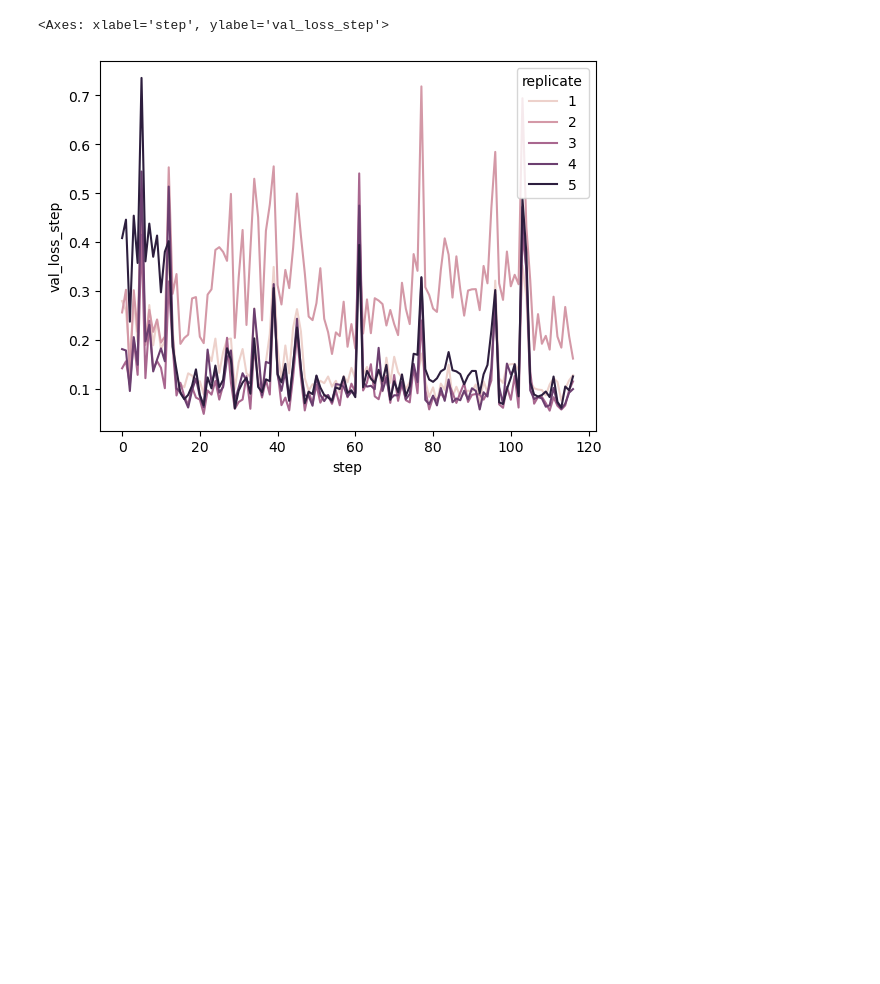
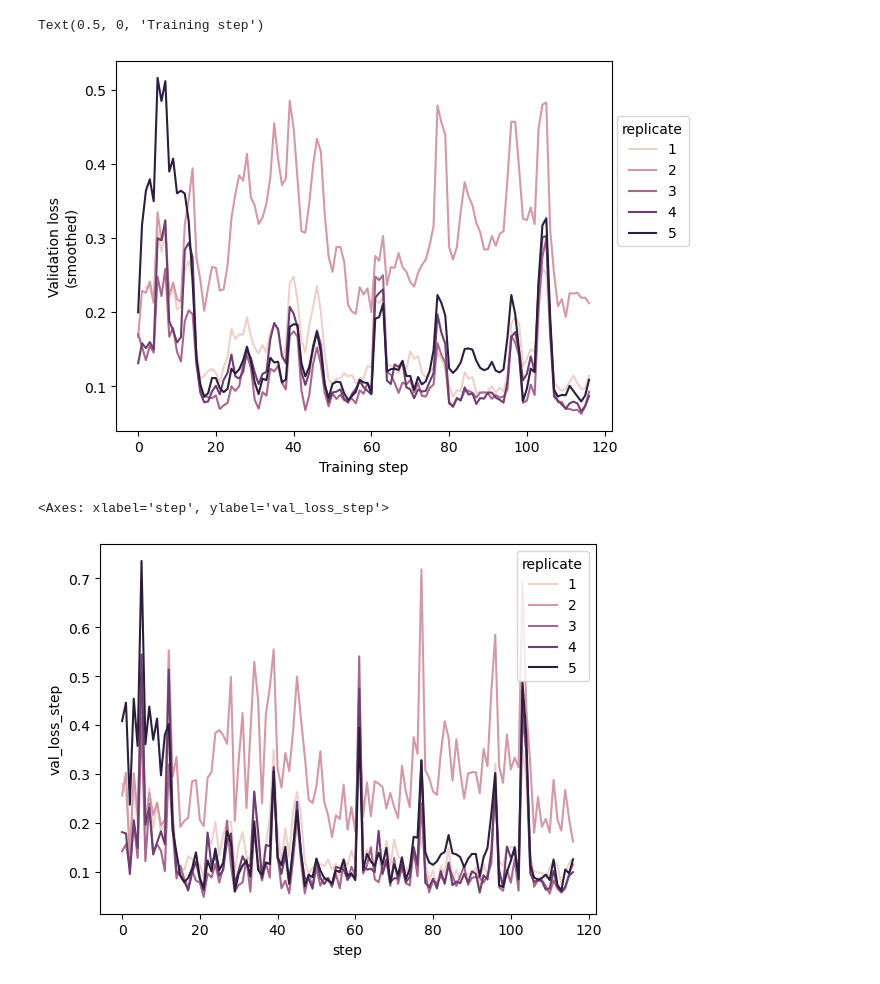
Before and after one commit to vocalpy/scipy-proceedings-2023-vak, a Jupyter notebook: src/scripts/ED-TCN-logs.ipynb, the cells around one changed output. Saved outputs shown, nothing was run; the diff lists cells and outputs as text; code cells hidden in the pictures; blank space fills up the shorter version.

```diff
--- a/src/scripts/ED-TCN-logs.ipynb
+++ b/src/scripts/ED-TCN-logs.ipynb
@@ -23,6 +23,26 @@ for events_path in events_paths:
     data.append(df)
 
 data = pd.concat(data)
+# %%
+data['val_loss_step_smooth'] = data['val_loss_step'].rolling(3).mean()
+# %%
+data = data.reset_index()
+# %%
+import seaborn as sns
+
+
+g = sns.lineplot(
+    data=data,
+    x='step',
+    y='val_loss_step_smooth',
+    hue='replicate'
+)
+sns.move_legend(g, loc=[1.01, 0.5])
+g.axes.set_ylabel("Validation loss\n(smoothed)")
+g.axes.set_xlabel("Training step")
+# %% [output]
+Text(0.5, 0, 'Training step')
+[figure, added]
 # %%
 import seaborn as sns
 
```
Also changed, not shown: parts of 1 cell of this notebook, 4 other files.
